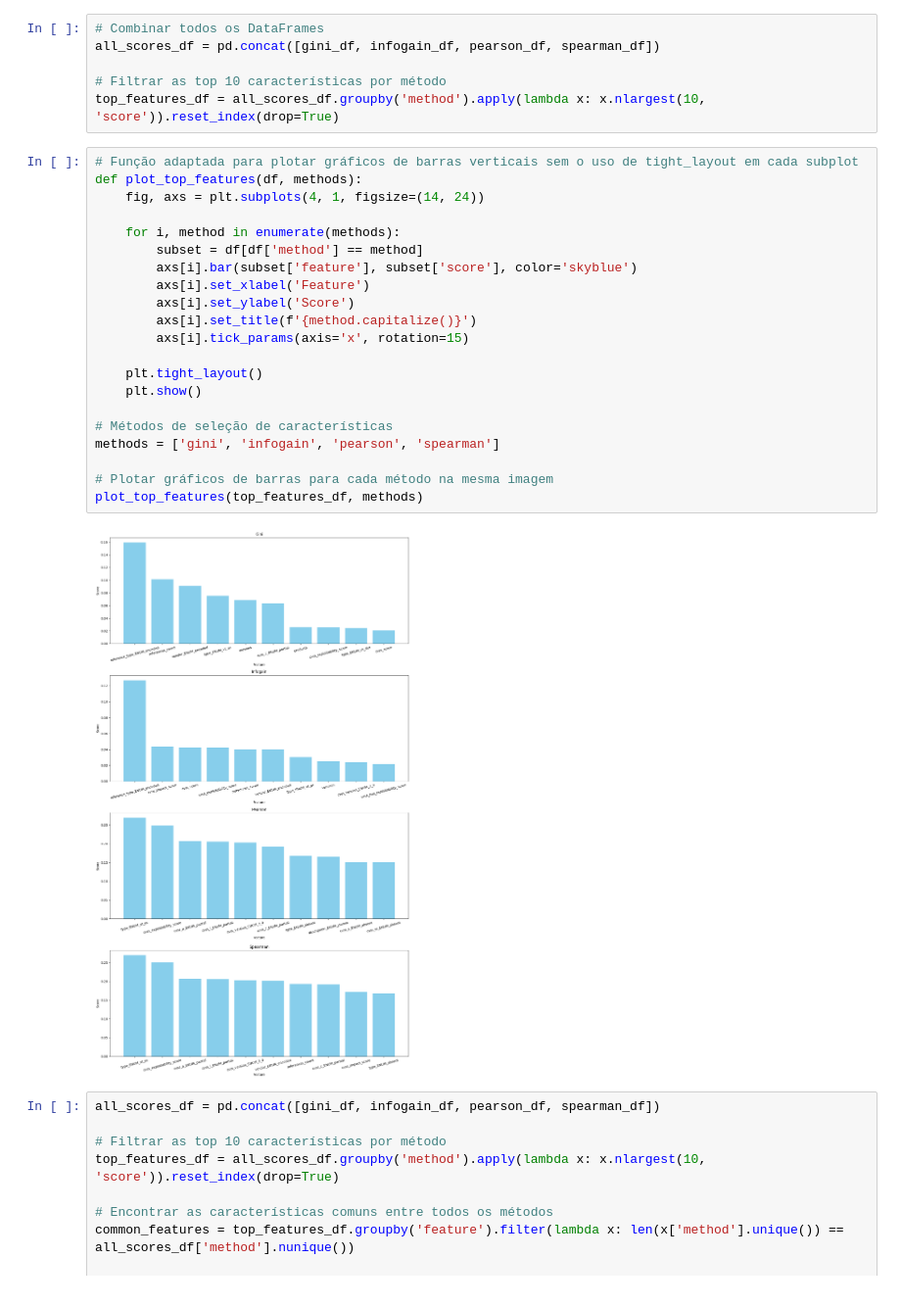
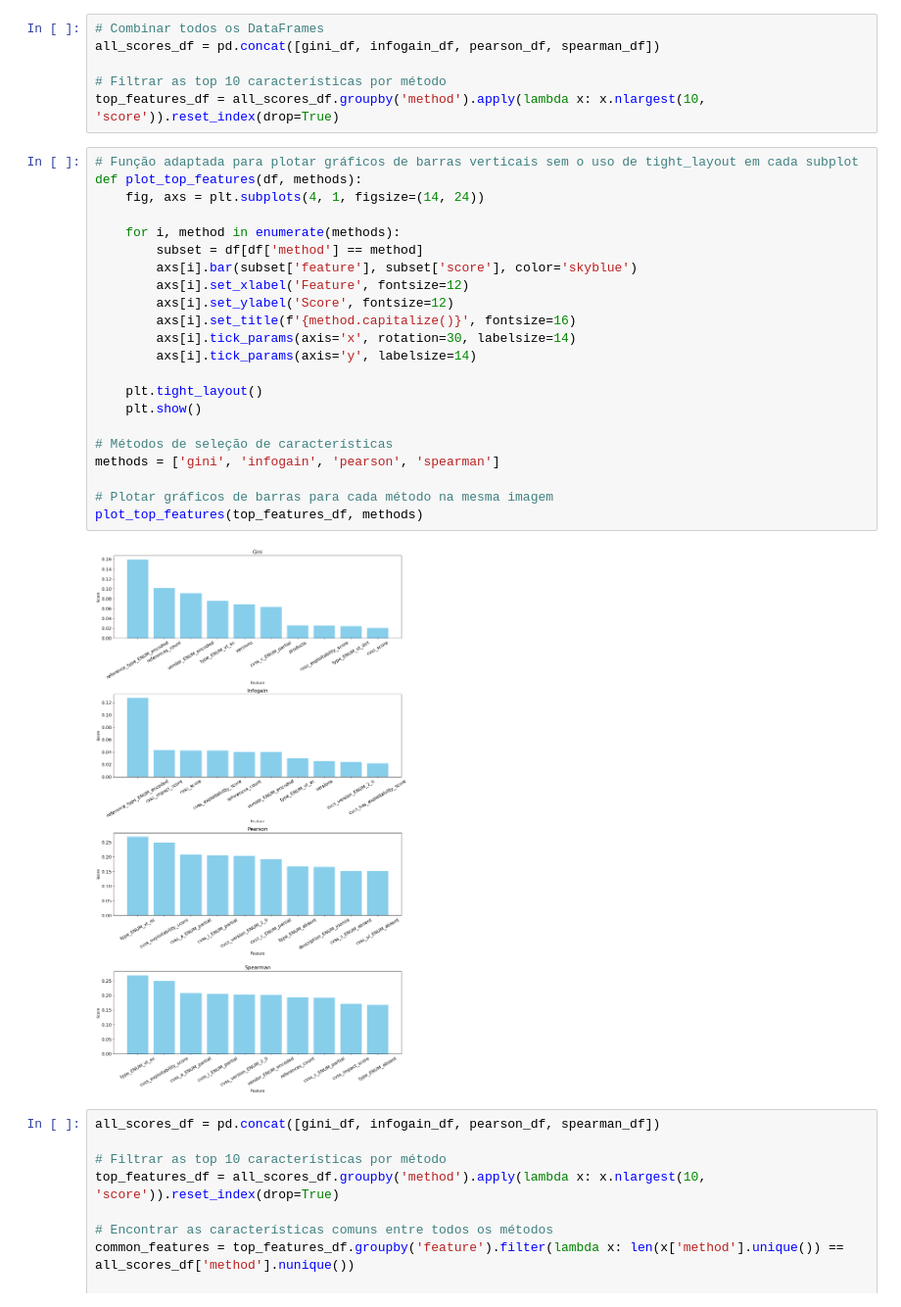
Before and after one commit to fsluizvictor/tcc_experiments_az_ml, a Jupyter notebook: src/notebooks/results/feature_analyse.ipynb, the cells around one changed output. Shown: that part at 98% size. Saved outputs shown, nothing was run; the diff lists cells and outputs as text.

Commit message:
feat : improving graphics details

```diff
--- a/src/notebooks/results/feature_analyse.ipynb
+++ b/src/notebooks/results/feature_analyse.ipynb
@@ -91,26 +91,27 @@ top_features_df = all_scores_df.groupby('method').apply(lambda x: x.nlargest(10,
 # %%
 # Função adaptada para plotar gráficos de barras verticais sem o uso de tight_layout em cada subplot
 def plot_top_features(df, methods):
     fig, axs = plt.subplots(4, 1, figsize=(14, 24))
 
     for i, method in enumerate(methods):
         subset = df[df['method'] == method]
         axs[i].bar(subset['feature'], subset['score'], color='skyblue')
-        axs[i].set_xlabel('Feature')
-        axs[i].set_ylabel('Score')
-        axs[i].set_title(f'{method.capitalize()}')
-        axs[i].tick_params(axis='x', rotation=15)
+        axs[i].set_xlabel('Feature', fontsize=12)
+        axs[i].set_ylabel('Score', fontsize=12)
+        axs[i].set_title(f'{method.capitalize()}', fontsize=16)
+        axs[i].tick_params(axis='x', rotation=30, labelsize=14)
+        axs[i].tick_params(axis='y', labelsize=14)
 
     plt.tight_layout()
     plt.show()
 
 # Métodos de seleção de características
 methods = ['gini', 'infogain', 'pearson', 'spearman']
 
 # Plotar gráficos de barras para cada método na mesma imagem
 plot_top_features(top_features_df, methods)
 # %% [output]
-[figure, old version]
+[figure, new version]
 # %%
 all_scores_df = pd.concat([gini_df, infogain_df, pearson_df, spearman_df])
 
```
Also changed, not shown: 1 other file.
